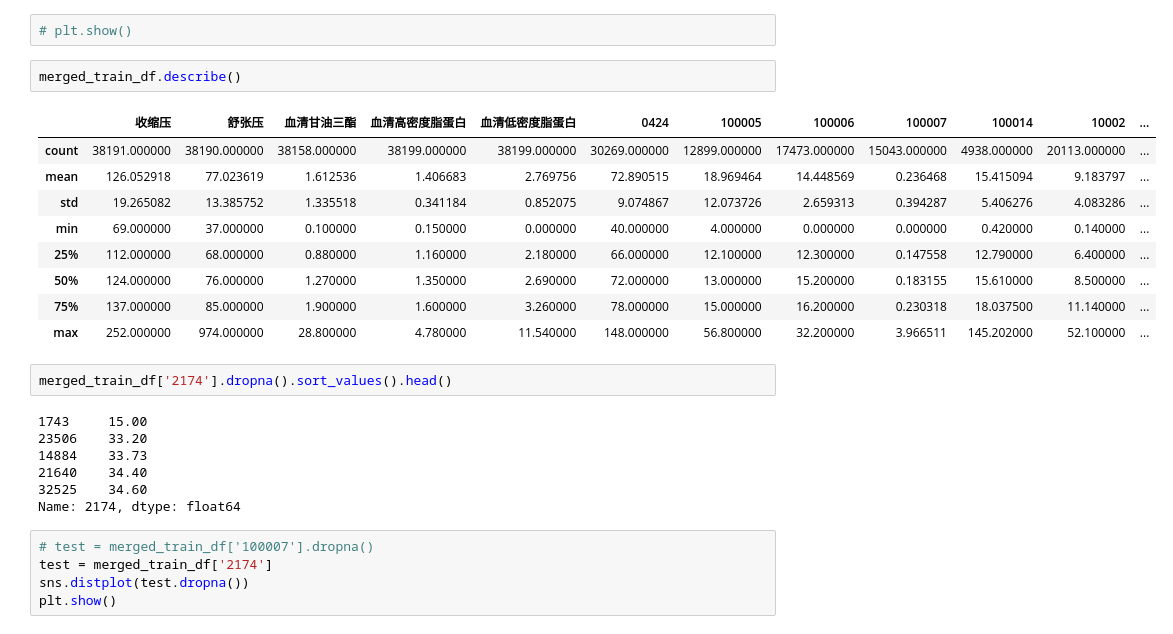
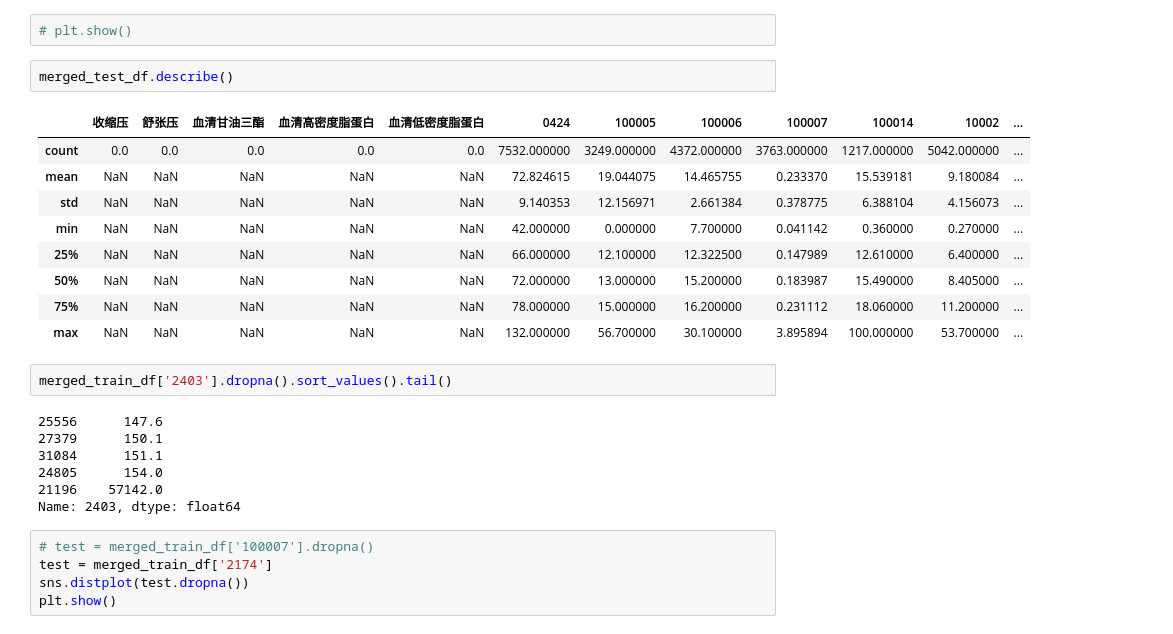
Before and after one commit to yzlnew/MeinianPredict, a Jupyter notebook: notebook/data_preprocessing_numerical.ipynb, the cells around one changed output. Drawn from its saved outputs; the diff is of its cells as text.

```diff
--- a/notebook/data_preprocessing_numerical.ipynb
+++ b/notebook/data_preprocessing_numerical.ipynb
@@ -143,26 +144,26 @@ label_numerical_df = merged_train_df[label + numerical_feature]
 # %%
 # plt.show()
 # %%
-merged_train_df.describe()
+merged_test_df.describe()
 # %% [output]
 |  | 收缩压 | 舒张压 | 血清甘油三酯 | 血清高密度脂蛋白 | 血清低密度脂蛋白 | 0424 | 100005 | 100006 | 100007 | 100014 | 10002 | ... |
-| count | 38191.000000 | 38190.000000 | 38158.000000 | 38199.000000 | 38199.000000 | 30269.000000 | 12899.000000 | 17473.000000 | 15043.000000 | 4938.000000 | 20113.000000 | ... |
-| mean | 126.052918 | 77.023619 | 1.612536 | 1.406683 | 2.769756 | 72.890515 | 18.969464 | 14.448569 | 0.236468 | 15.415094 | 9.183797 | ... |
-| std | 19.265082 | 13.385752 | 1.335518 | 0.341184 | 0.852075 | 9.074867 | 12.073726 | 2.659313 | 0.394287 | 5.406276 | 4.083286 | ... |
-| min | 69.000000 | 37.000000 | 0.100000 | 0.150000 | 0.000000 | 40.000000 | 4.000000 | 0.000000 | 0.000000 | 0.420000 | 0.140000 | ... |
-| 25% | 112.000000 | 68.000000 | 0.880000 | 1.160000 | 2.180000 | 66.000000 | 12.100000 | 12.300000 | 0.147558 | 12.790000 | 6.400000 | ... |
-| 50% | 124.000000 | 76.000000 | 1.270000 | 1.350000 | 2.690000 | 72.000000 | 13.000000 | 15.200000 | 0.183155 | 15.610000 | 8.500000 | ... |
-| 75% | 137.000000 | 85.000000 | 1.900000 | 1.600000 | 3.260000 | 78.000000 | 15.000000 | 16.200000 | 0.230318 | 18.037500 | 11.140000 | ... |
-| max | 252.000000 | 974.000000 | 28.800000 | 4.780000 | 11.540000 | 148.000000 | 56.800000 | 32.200000 | 3.966511 | 145.202000 | 52.100000 | ... |
+| count | 0.0 | 0.0 | 0.0 | 0.0 | 0.0 | 7532.000000 | 3249.000000 | 4372.000000 | 3763.000000 | 1217.000000 | 5042.000000 | ... |
+| mean | NaN | NaN | NaN | NaN | NaN | 72.824615 | 19.044075 | 14.465755 | 0.233370 | 15.539181 | 9.180084 | ... |
+| std | NaN | NaN | NaN | NaN | NaN | 9.140353 | 12.156971 | 2.661384 | 0.378775 | 6.388104 | 4.156073 | ... |
+| min | NaN | NaN | NaN | NaN | NaN | 42.000000 | 0.000000 | 7.700000 | 0.041142 | 0.360000 | 0.270000 | ... |
+| 25% | NaN | NaN | NaN | NaN | NaN | 66.000000 | 12.100000 | 12.322500 | 0.147989 | 12.610000 | 6.400000 | ... |
+| 50% | NaN | NaN | NaN | NaN | NaN | 72.000000 | 13.000000 | 15.200000 | 0.183987 | 15.490000 | 8.405000 | ... |
+| 75% | NaN | NaN | NaN | NaN | NaN | 78.000000 | 15.000000 | 16.200000 | 0.231112 | 18.060000 | 11.200000 | ... |
+| max | NaN | NaN | NaN | NaN | NaN | 132.000000 | 56.700000 | 30.100000 | 3.895894 | 100.000000 | 53.700000 | ... |
 # %%
-merged_train_df['2174'].dropna().sort_values().head()
+merged_train_df['2403'].dropna().sort_values().tail()
 # %% [output]
-1743     15.00
-23506    33.20
-14884    33.73
-21640    34.40
-32525    34.60
-Name: 2174, dtype: float64
+25556      147.6
+27379      150.1
+31084      151.1
+24805      154.0
+21196    57142.0
+Name: 2403, dtype: float64
 # %%
 # test = merged_train_df['100007'].dropna()
 test = merged_train_df['2174']
```
Also changed, not shown: parts of 22 cells of this notebook.
